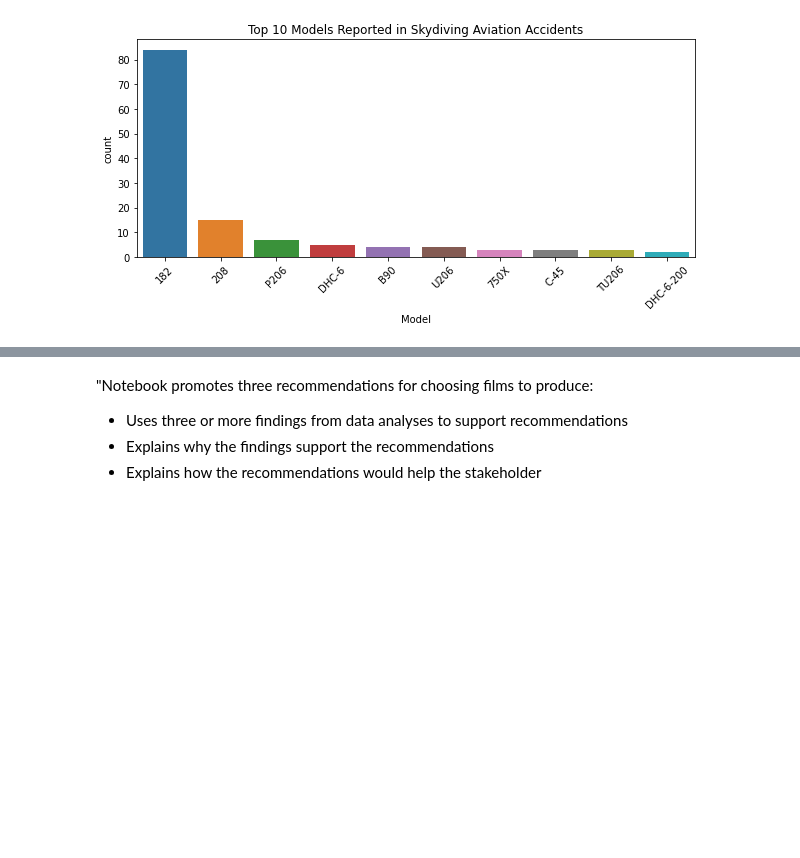
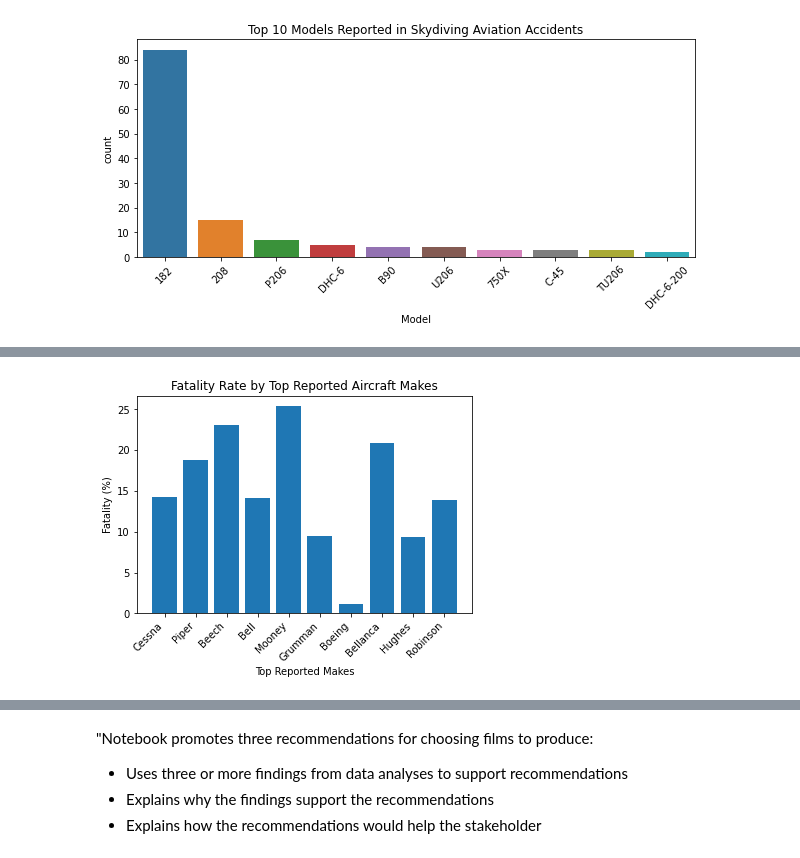
Before and after one commit to morgannash1/phase1_project, a Jupyter notebook: notebook.ipynb, the cells around one changed output, grey strips where cells are left out. Drawn from its saved outputs; the diff is of its cells as text; code cells hidden in the pictures; blank space fills up the shorter version.

```diff
--- a/notebook.ipynb
+++ b/notebook.ipynb
@@ -562,0 +519,17 @@ plt.show()
+# %%
+top_us_makes = aviation_us['Make'].value_counts().head(10).index
+# Calculate the fatality rate for each model
+fatality_rate = (aviation_us.groupby('Make')['Total.Fatal.Injuries'].sum() / aviation_us.groupby('Make')['Total.Reported.Injuries'].sum())*100
+
+# Create the bar chart
+plt.bar(top_us_makes, fatality_rate[top_us_makes])
+
+# Set labels and title
+plt.xlabel('Top Reported Makes')
+plt.ylabel('Fatality (%)')
+plt.title('Fatality Rate by Top Reported Aircraft Makes')
+plt.xticks(rotation=45, ha='right')  # Rotate x-axis labels for better readability
+
+plt.show()
+# %% [output]
+[figure, added]
```
Also changed, not shown: parts of 22 cells of this notebook.
